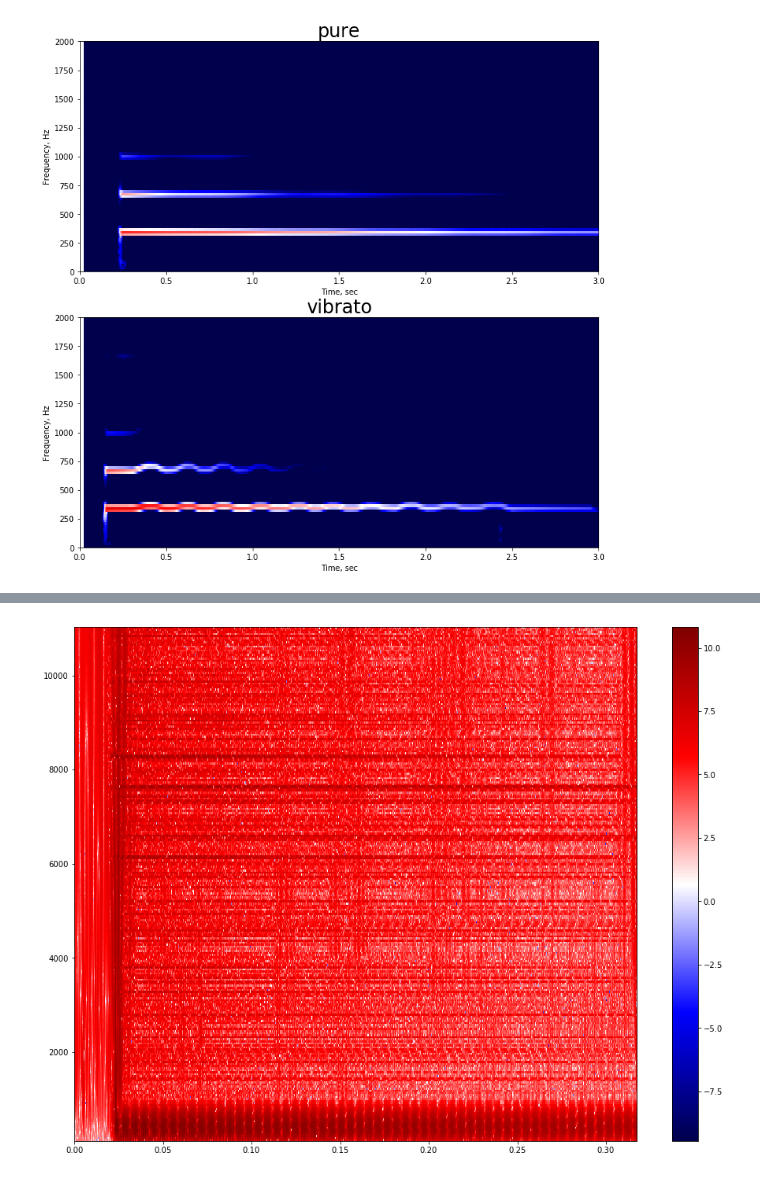
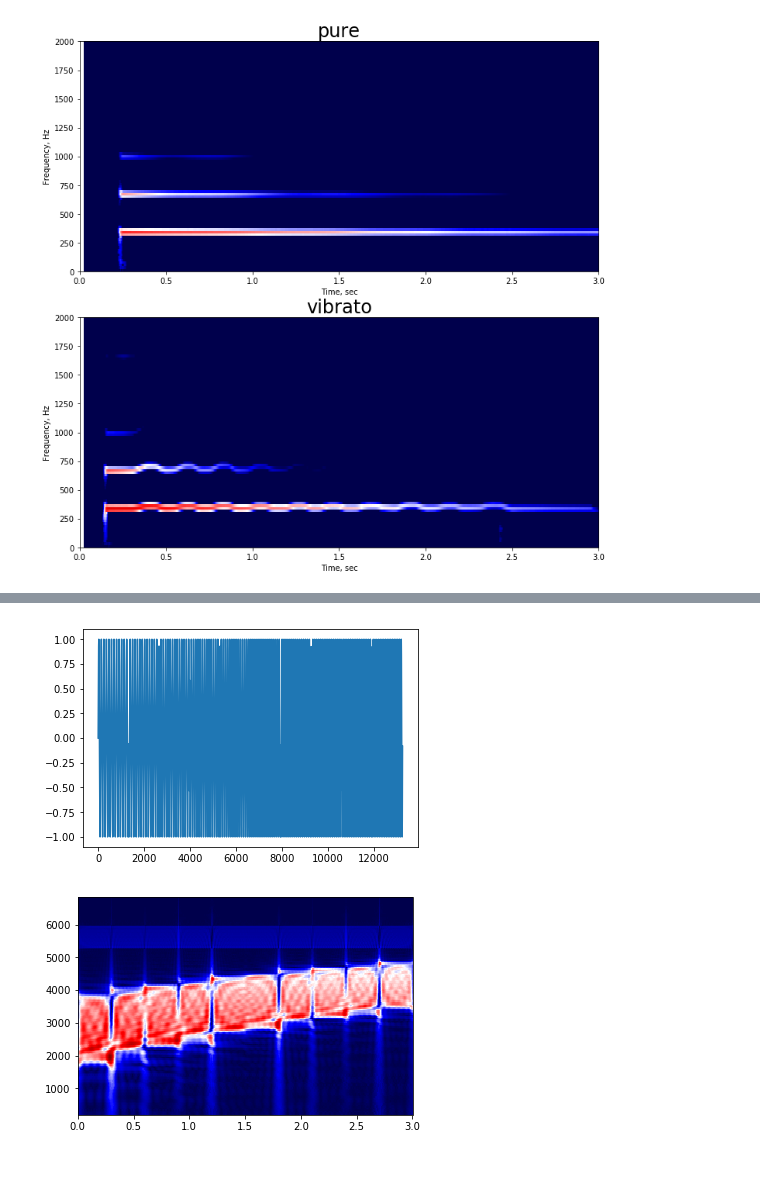
Before and after one commit to spirit11/wave_modulations, a Jupyter notebook: wavefile.ipynb, the cells around one changed output, grey strips where cells are left out. Cells and saved outputs as stored; diff of their text form; code cells hidden in the pictures.

```diff
--- a/wavefile.ipynb
+++ b/wavefile.ipynb
@@ -124,8 +124,17 @@ def plotwavelets(wlet='mexh'):
+# %%
+t=np.arange(0,.3,1/framerate)
+# %%
+mod_freqs=np.floor(np.linspace(0,10,t.size,endpoint=False))*20+400
+# %%
+s=np.sin(2*np.pi*mod_freqs*t)
+# %%
+plt.plot(s)
+plt.show()
+# %% [output]
+[figure, added]
 # %%
-    plt.figure(figsize=(16,12))
-    plt.imshow(np.log(np.abs(coef)),origin='xy', aspect='auto', extent=[0,coef.shape[1]/framerate,min(freqs),max(freqs)],
-               cmap='seismic')
-    plt.colorbar()
-    plt.show()
+coef,freqs=pywt.cwt(s + .3*np.sin(2*np.pi*1200*t)  ,np.linspace(5,180,150),'shan',sampling_period=1/framerate)
+plt.imshow(np.abs(coef), aspect='auto', extent=[0,coef.shape[1]/framerate*10,min(freqs),max(freqs)], cmap='seismic')
+plt.show()
 # %% [output]
-[figure, old version]
+[figure, new version]
```
Also changed, not shown: parts of 3 cells of this notebook.
